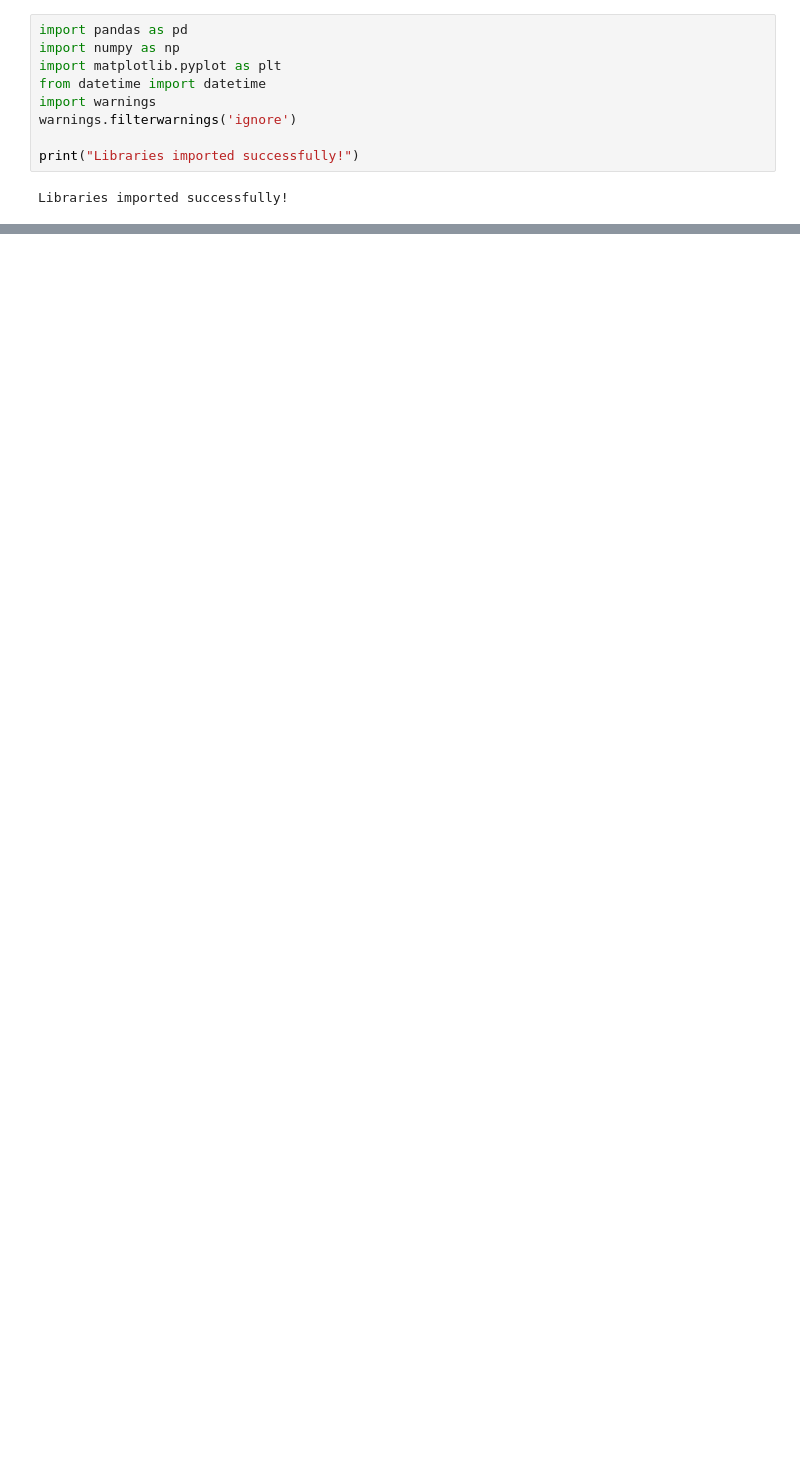
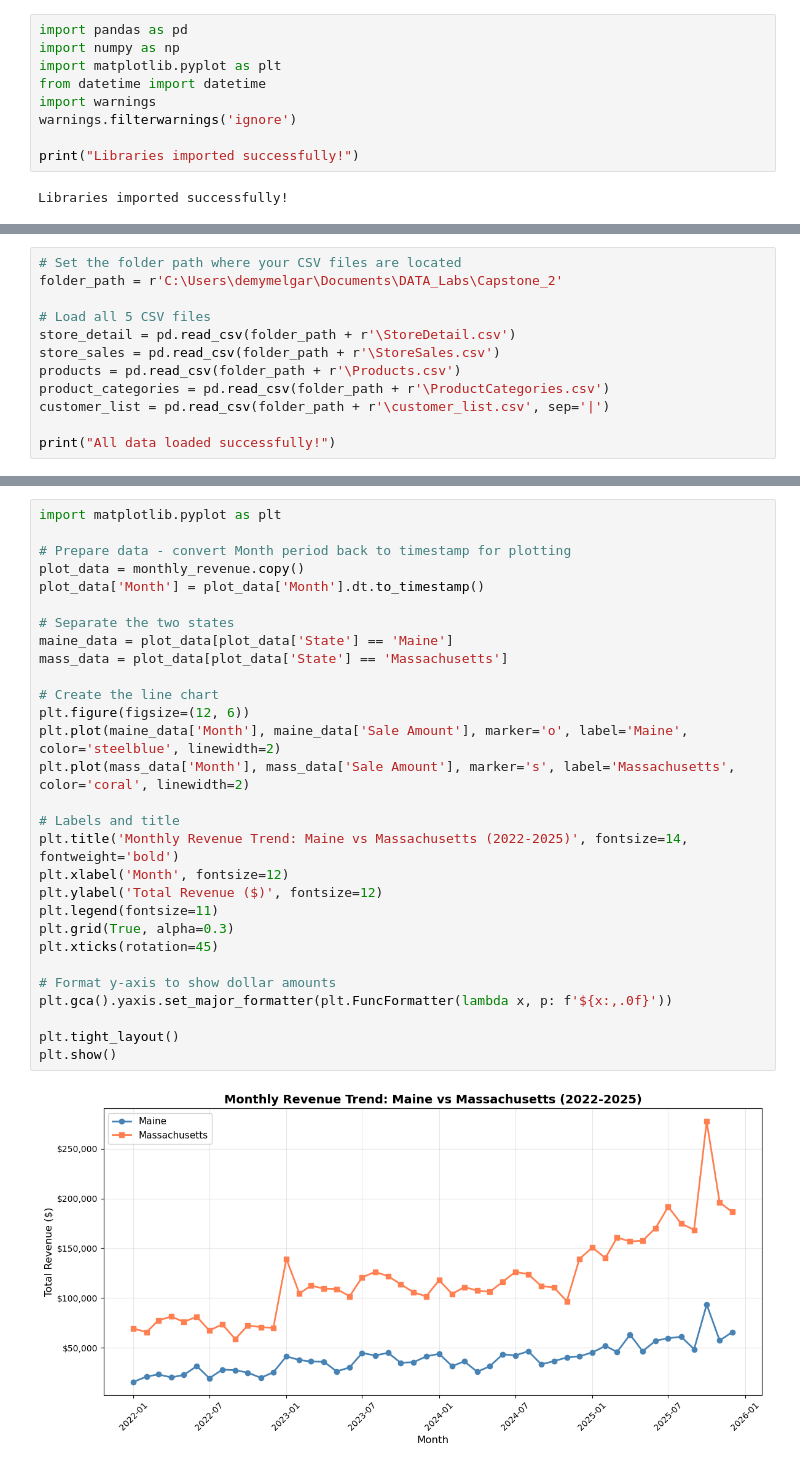
Before and after one commit to dmelgar333/Capstone_2, a Jupyter notebook: melgar_sales_analysis.ipynb, the cells around one changed output, grey strips where cells are left out. Drawn from its saved outputs; the diff is of its cells as text; blank space fills up the shorter version.

Commit message:
replace with completed notebook including all analysis and charts

```diff
--- a/melgar_sales_analysis.ipynb
+++ b/melgar_sales_analysis.ipynb
@@ -172,0 +12,12 @@ Cities: ['Boston', 'Attleboro', 'Falmouth', 'Framingham', 'Haverhill', 'Hingham'
+# %%
+# Set the folder path where your CSV files are located
+folder_path = r'C:\Users\demymelgar\Documents\DATA_Labs\Capstone_2'
+
+# Load all 5 CSV files
+store_detail = pd.read_csv(folder_path + r'\StoreDetail.csv')
+store_sales = pd.read_csv(folder_path + r'\StoreSales.csv')
+products = pd.read_csv(folder_path + r'\Products.csv')
+product_categories = pd.read_csv(folder_path + r'\ProductCategories.csv')
+customer_list = pd.read_csv(folder_path + r'\customer_list.csv', sep='|')
+
+print("All data loaded successfully!")
@@ -172,0 +247,31 @@ Cities: ['Boston', 'Attleboro', 'Falmouth', 'Framingham', 'Haverhill', 'Hingham'
+# %%
+import matplotlib.pyplot as plt
+
+# Prepare data - convert Month period back to timestamp for plotting
+plot_data = monthly_revenue.copy()
+plot_data['Month'] = plot_data['Month'].dt.to_timestamp()
+
+# Separate the two states
+maine_data = plot_data[plot_data['State'] == 'Maine']
+mass_data = plot_data[plot_data['State'] == 'Massachusetts']
+
+# Create the line chart
+plt.figure(figsize=(12, 6))
+plt.plot(maine_data['Month'], maine_data['Sale Amount'], marker='o', label='Maine', color='steelblue', linewidth=2)
+plt.plot(mass_data['Month'], mass_data['Sale Amount'], marker='s', label='Massachusetts', color='coral', linewidth=2)
+
+# Labels and title
+plt.title('Monthly Revenue Trend: Maine vs Massachusetts (2022-2025)', fontsize=14, fontweight='bold')
+plt.xlabel('Month', fontsize=12)
+plt.ylabel('Total Revenue ($)', fontsize=12)
+plt.legend(fontsize=11)
+plt.grid(True, alpha=0.3)
+plt.xticks(rotation=45)
+
+# Format y-axis to show dollar amounts
+plt.gca().yaxis.set_major_formatter(plt.FuncFormatter(lambda x, p: f'${x:,.0f}'))
+
+plt.tight_layout()
+plt.show()
+# %% [output]
+[figure, added]
```
Also changed, not shown: parts of 26 cells of this notebook.
